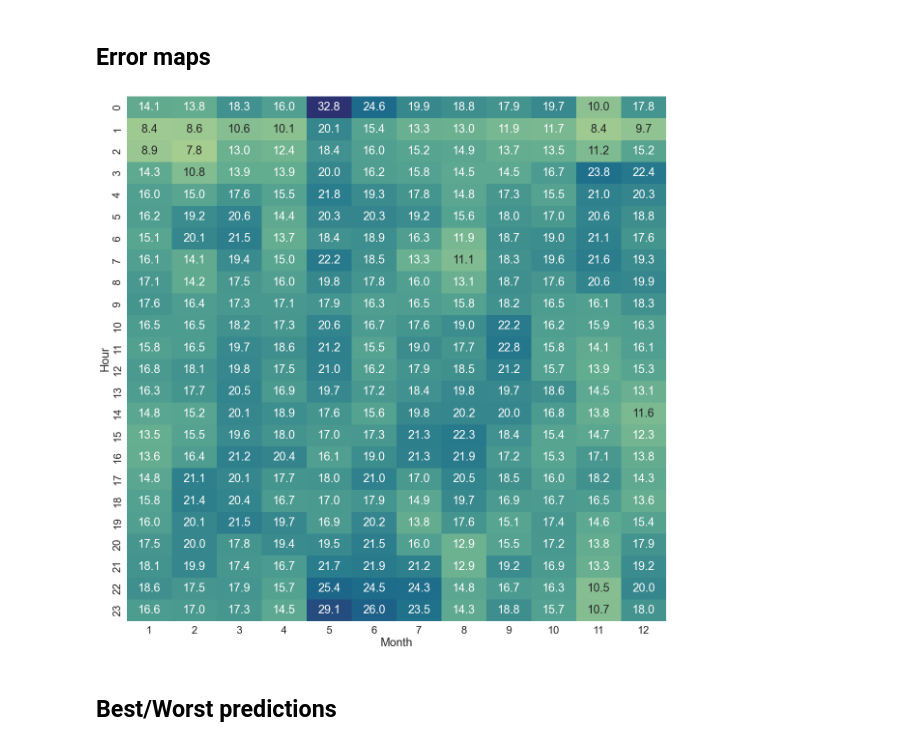
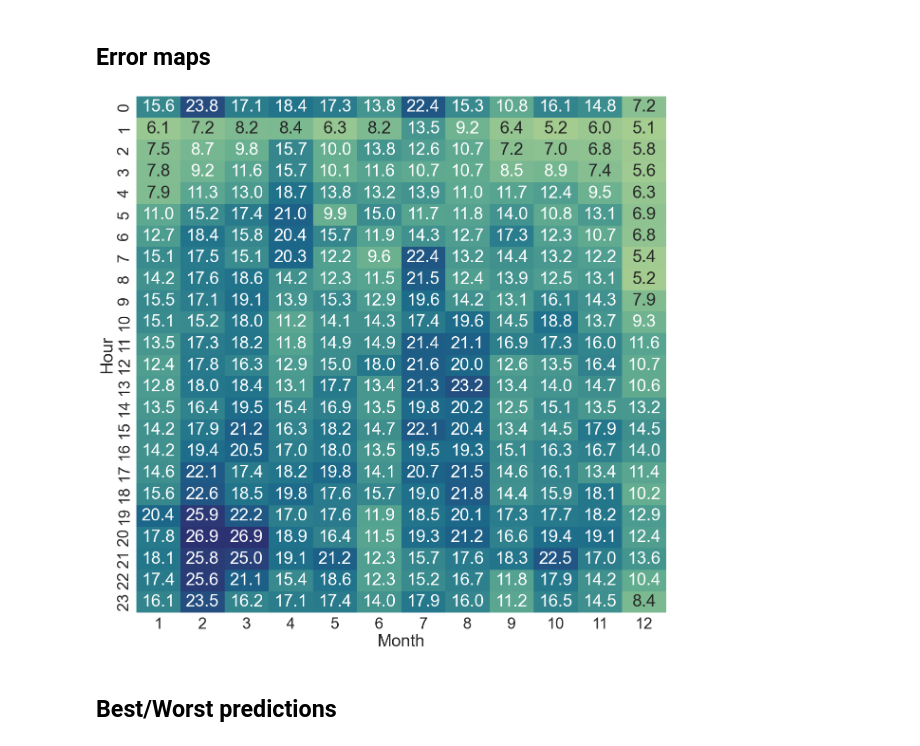
Before and after one commit to manjimnav/TSLayer-Ozone, a Jupyter notebook: reproduce.ipynb, the cells around one changed output. Saved outputs shown, nothing was run; the diff lists cells and outputs as text; code cells hidden in the pictures.

```diff
--- a/reproduce.ipynb
+++ b/reproduce.ipynb
@@ -21,2 +10,0 @@ To enable them in other operations, rebuild TensorFlow with the appropriate comp
-# %%
-dataset = 'aljarafe'
@@ -103,0 +110,20 @@ Fail to find the dnn implementation.
+# %%
+for dataset, config in parameters.items():
+    seed = 123
+    tf.random.set_seed(seed)
+    random.seed(seed)
+    np.random.seed(seed)
+    experiment = ExperimentInstance(parameters[dataset])
+    experiment.run()
+
+    dates, inputs, true, preds = experiment.raw_results_[-1]
+
+    with open(f'results/OzoneCrossVal/predictions/{dataset}_true.npy', 'wb') as f:
+        np.save(f, true)
+
+    with open(f'results/OzoneCrossVal/predictions/{dataset}_preds.npy', 'wb') as f:
+        np.save(f, preds)
+
+    plot_heatmap(dataset, true, preds, dates)
+
+    plot_best_worst(dataset, true, preds, dates)
@@ -104,13 +156,12 @@ Fail to find the dnn implementation.
 # %% [markdown]
 ## Error maps
 # %%
-dates, inputs, true, preds = experiment.raw_results_[-1]
-
-with open(f'results/OzoneCrossVal/predictions/{dataset}_true.npy', 'wb') as f:
+dataset = 'asomadilla'
+"""with open(f'results/OzoneCrossVal/predictions/{dataset}_true.npy', 'wb') as f:
     np.save(f, true)
 
 with open(f'results/OzoneCrossVal/predictions/{dataset}_preds.npy', 'wb') as f:
-    np.save(f, preds)
+    np.save(f, preds)"""
 
 dates = pd.date_range(datetime(2015, 1, 1) + timedelta(hours=24+1), datetime(2016, 1, 1), freq='H')
 dates = dates[:len(true)]
@@ -119,13 +170,13 @@ mse = (true-preds)**2
 results = pd.DataFrame({'Month': dates.month, 'Hour': dates.hour, 'Error': mse}).iloc[:-1].groupby(['Month', 'Hour']).mean().reset_index()
 heatmap = results.pivot("Hour", "Month", "Error").apply(np.sqrt)
 # %%
-sns.set(font_scale=2)
+sns.set(font_scale=3)
 plt.subplots(figsize=(20,20))
 g = sns.heatmap(heatmap, annot=True, cmap="crest", fmt=".1f", cbar=False)
 fig = g.get_figure()
-fig.savefig(f"figures/ErrorMaps/{dataset.capitalize()}TSL.png")
+fig.savefig(f"figures/ErrorMaps/{dataset.capitalize()}TSL.png", bbox_inches='tight')
 # %% [output]
-[figure, old version]
+[figure, new version]
 # %% [markdown]
 ## Best/Worst predictions
 # %%
```
Also changed, not shown: parts of 6 cells of this notebook, 5 other files.
